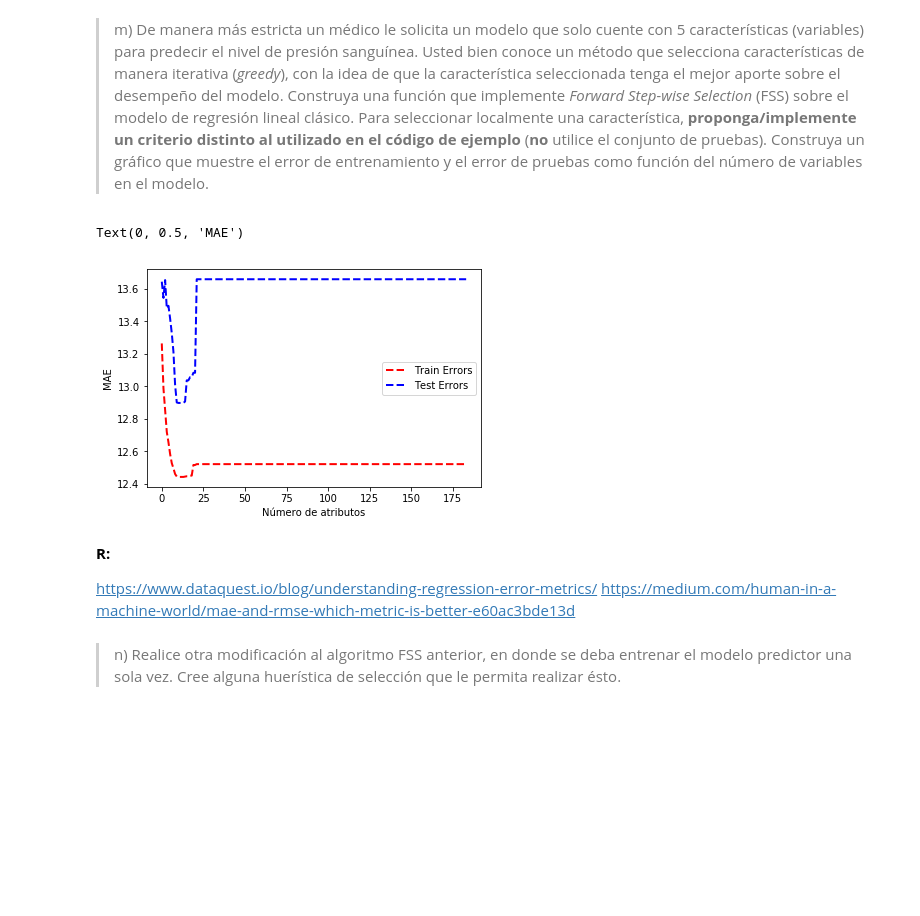
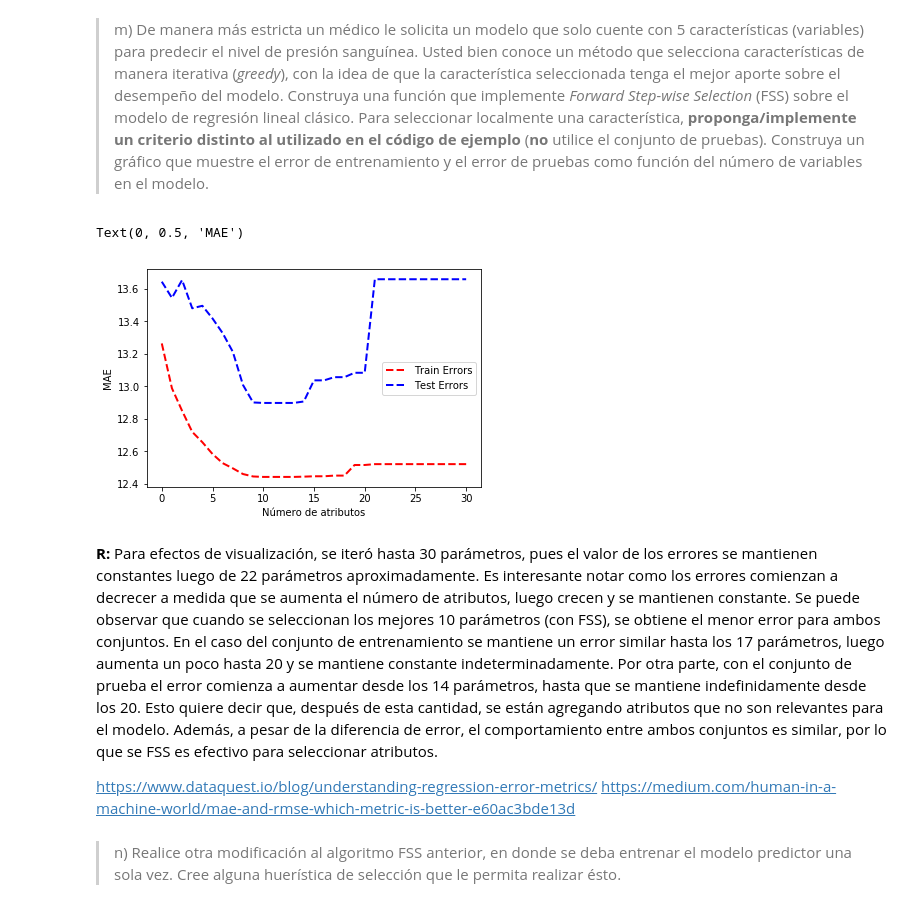
Before and after one commit to Sebaatd/MachineLearning-T1, a Jupyter notebook: Enunciado.ipynb, the cells around one changed output. Cells and saved outputs as stored; diff of their text form; code cells hidden in the pictures; blank space fills up the shorter version.

```diff
--- a/Enunciado.ipynb
+++ b/Enunciado.ipynb
@@ -150,20 +165,23 @@ X_data = df.values
 # %% [markdown]
 > d) Cree un conjunto de pruebas para evaluar los modelos construidos en el problema. Extraiga el 30\% de los datos del conjunto total para representar el conjunto de pruebas.
 # %%
+#Obtención aleatoria de pacientes para dividir el dataset conjunto en entrenamiento (70%)
+#y conjunto de prueba (30%)
 np.random.seed(0)
 mask_test = np.random.rand(X_data.shape[0]) < 0.30
-...
-#Datos a considerar para el entrenamiento
+
+#Creación de conjuntos. Arreglos con información completa de cada individuo
 X_train = X_data[~mask_test]
-#Datos a considerar para la prueba
 X_test = X_data[mask_test]
-...
+
+#Conjuntos de entrenamiento y prueba con valores de presión sanguinea
 reg_label_train = reg_label[~mask_test]
 reg_label_test = reg_label[mask_test]
-...
+
+#Conjuntos de entrenamiento con información de la clase (0 sano y 1 enfermo)
 class_label_train = class_label[~mask_test]
 class_label_test = class_label[mask_test]
-...
+
 print("Train: ",X_train.shape)
 print("Test: ",X_test.shape)
 # %% [output]
@@ -188,31 +209,28 @@ import scipy.stats as stats
 from scipy.stats import norm
 import matplotlib.pyplot as plt
 
+# Elección y entrenamiento del modelo
 model = LinearRegression(fit_intercept=True)
 model.fit(Xstd_train, reg_label_train)
-...
+
+# Predicciones según modelo
 reg_pred_train = model.predict(Xstd_train)
 reg_pred_test = model.predict(Xstd_test)
 
-#Error de predicción = Valor real - Predicción
+# Error de predicción = Valor real - Predicción
 error = reg_label_train - reg_pred_train
 
-#No se cual variable usar xD
+# Ilustración de QQPlot
 stats.probplot(error, dist="norm", plot=pylab)
 pylab.show()
 
-
-
-# Generate some data for this demonstration.
-#data = norm.rvs(10.0, 2.5, size=500)
-
-# Fit a normal distribution to the data:
+# Ajuste de una distribución normal a los errores
 mu, std = norm.fit(error)
 
-# Plot the histogram.
+# Histogramas
 plt.hist(error, bins=30, density=True, alpha=0.6, color='g')
 
-# Plot the PDF.
+# PDF
 xmin, xmax = plt.xlim()
 x = np.linspace(xmin, xmax, 100)
 p = norm.pdf(x, mu, std)
@@ -463,39 +480,43 @@ train_errors = []
 test_errors = []
 
 for i in range(Xstd_train.shape[0]):
     #Se escogen los mejores parámetros
     selected_features = fss(Xstd_train, reg_label_train, names_regressors, i+1)
 
     #Se construye el modelo con solo los mejores parámetros
     model = LinearRegression(fit_intercept=True)
     model.fit(Xstd_train[:, selected_features], reg_label_train)
 
     #Se realizan las predicciones para ambos conjuntos con el modelo actual
     sf_reg_pred_train = model.predict(Xstd_train[:, selected_features])
     sf_reg_pred_test = model.predict(Xstd_test[:, selected_features])
 
     #Obtención de errores (MAE) para ambos conjuntos
     train_MAE = mean_absolute_error(reg_label_train, sf_reg_pred_train)
     test_MAE = mean_absolute_error(reg_label_test, sf_reg_pred_test)
 
     #Guardado de errores
     train_errors.append(train_MAE)
     test_errors.append(test_MAE)
 
+    #Se detiene en 30 porque mayor cantidad de parametros resultan con igual error
+    if i == 30:
+        break
+
 plt.plot(train_errors, marker='', color='red', linewidth=2, linestyle='dashed', label="Train Errors")
 plt.plot(test_errors, marker='', color='blue', linewidth=2, linestyle='dashed', label="Test Errors")
 
 plt.legend()
 plt.xlabel('Número de atributos')
 plt.ylabel('MAE')
 # %% [output]
 Text(0, 0.5, 'MAE')
-[figure, old version]
+[figure, new version]
-# %% [markdown]
-**R:**
-
-https://www.dataquest.io/blog/understanding-regression-error-metrics/
-https://medium.com/human-in-a-machine-world/mae-and-rmse-which-metric-is-better-e60ac3bde13d
+# %% [markdown]
+**R:** Para efectos de visualización, se iteró hasta 30 parámetros, pues el valor de los errores se mantienen constantes luego de 22 parámetros aproximadamente. Es interesante notar como los errores comienzan a decrecer a medida que se aumenta el número de atributos, luego crecen y se mantienen constante. Se puede observar que cuando se seleccionan los mejores 10 parámetros (con FSS), se obtiene el menor error para ambos conjuntos. En el caso del conjunto de entrenamiento se mantiene un error similar hasta los 17 parámetros, luego aumenta un poco hasta 20 y se mantiene constante indeterminadamente. Por otra parte, con el conjunto de prueba el error comienza a aumentar desde los 14 parámetros, hasta que se mantiene indefinidamente desde los 20. Esto quiere decir que, después de esta cantidad, se están agregando atributos que no son relevantes para el modelo. Además, a pesar de la diferencia de error, el comportamiento entre ambos conjuntos es similar, por lo que se FSS es efectivo para seleccionar atributos.
+
+https://www.dataquest.io/blog/understanding-regression-error-metrics/
+https://medium.com/human-in-a-machine-world/mae-and-rmse-which-metric-is-better-e60ac3bde13d
 # %% [markdown]
 > n) Realice otra modificación al algoritmo FSS anterior, en donde se deba entrenar el modelo predictor una sola vez. Cree alguna huerística de selección que le permita realizar ésto.
 # %% [markdown]
```
Also changed, not shown: parts of 33 cells of this notebook.
